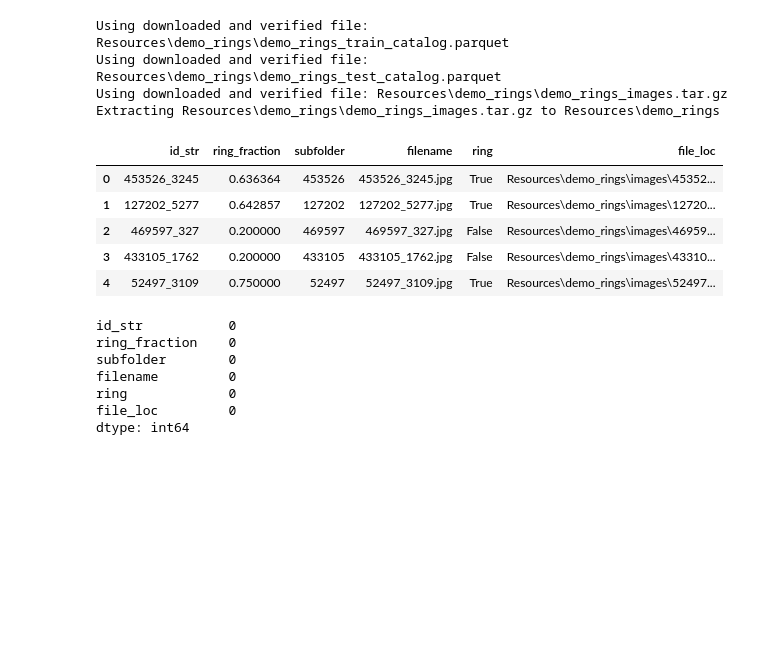
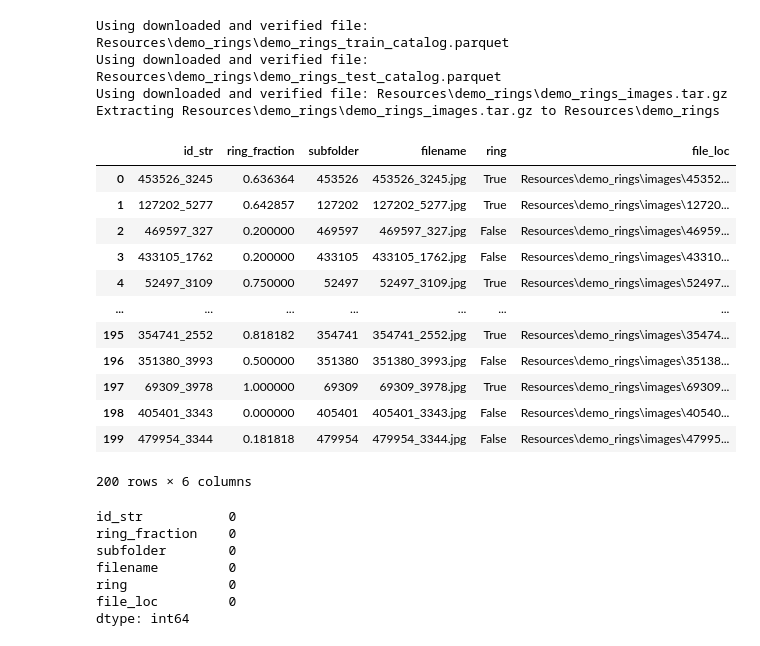
Before and after one commit to RobP910/Project-3---Galaxy-Zoo, a Jupyter notebook: data_exploration.ipynb, the cells around one changed output. Drawn from its saved outputs; the diff is of its cells as text; code cells hidden in the pictures; blank space fills up the shorter version.

```diff
--- a/data_exploration.ipynb
+++ b/data_exploration.ipynb
@@ -15,14 +14,21 @@ Extracting Resources\demo_rings\demo_rings_images.tar.gz to Resources\demo_rings
 df, label_columns = get_demo_rings(train=False)
 # %%
 # display first 5 rows
-df.head()
+df
 # %% [output]
 |  | id_str | ring_fraction | subfolder | filename | ring | file_loc |
 | 0 | 453526_3245 | 0.636364 | 453526 | 453526_3245.jpg | True | Resources\demo_rings\images\45352... |
 | 1 | 127202_5277 | 0.642857 | 127202 | 127202_5277.jpg | True | Resources\demo_rings\images\12720... |
 | 2 | 469597_327 | 0.200000 | 469597 | 469597_327.jpg | False | Resources\demo_rings\images\46959... |
 | 3 | 433105_1762 | 0.200000 | 433105 | 433105_1762.jpg | False | Resources\demo_rings\images\43310... |
 | 4 | 52497_3109 | 0.750000 | 52497 | 52497_3109.jpg | True | Resources\demo_rings\images\52497... |
+| ... | ... | ... | ... | ... | ... | ... |
+| 195 | 354741_2552 | 0.818182 | 354741 | 354741_2552.jpg | True | Resources\demo_rings\images\35474... |
+| 196 | 351380_3993 | 0.500000 | 351380 | 351380_3993.jpg | False | Resources\demo_rings\images\35138... |
+| 197 | 69309_3978 | 1.000000 | 69309 | 69309_3978.jpg | True | Resources\demo_rings\images\69309... |
+| 198 | 405401_3343 | 0.000000 | 405401 | 405401_3343.jpg | False | Resources\demo_rings\images\40540... |
+| 199 | 479954_3344 | 0.181818 | 479954 | 479954_3344.jpg | False | Resources\demo_rings\images\47995... |
+200 rows × 6 columns
 # %%
 # check for missing values
 df.isnull().sum()
```
Also changed, not shown: parts of 1 cell of this notebook.
